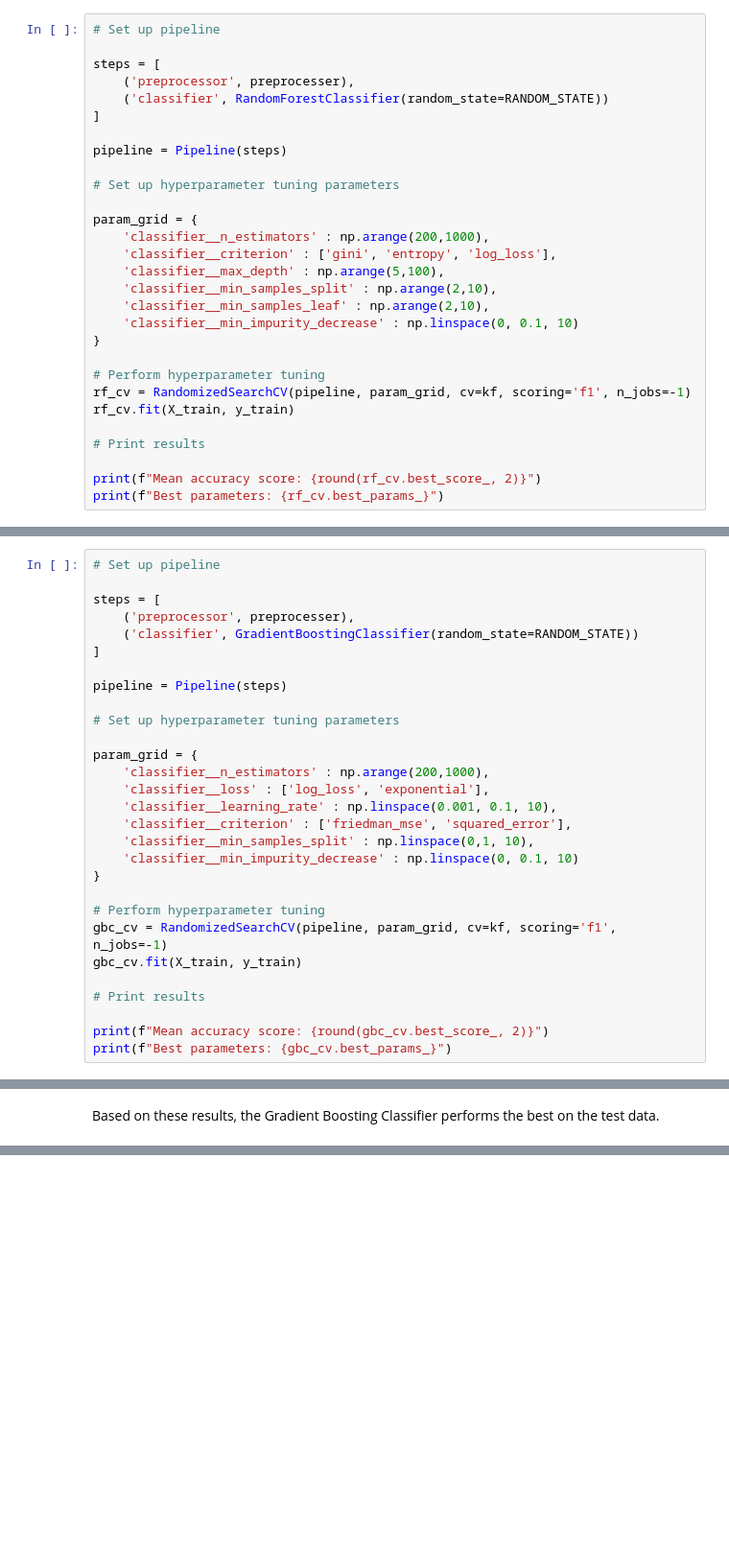
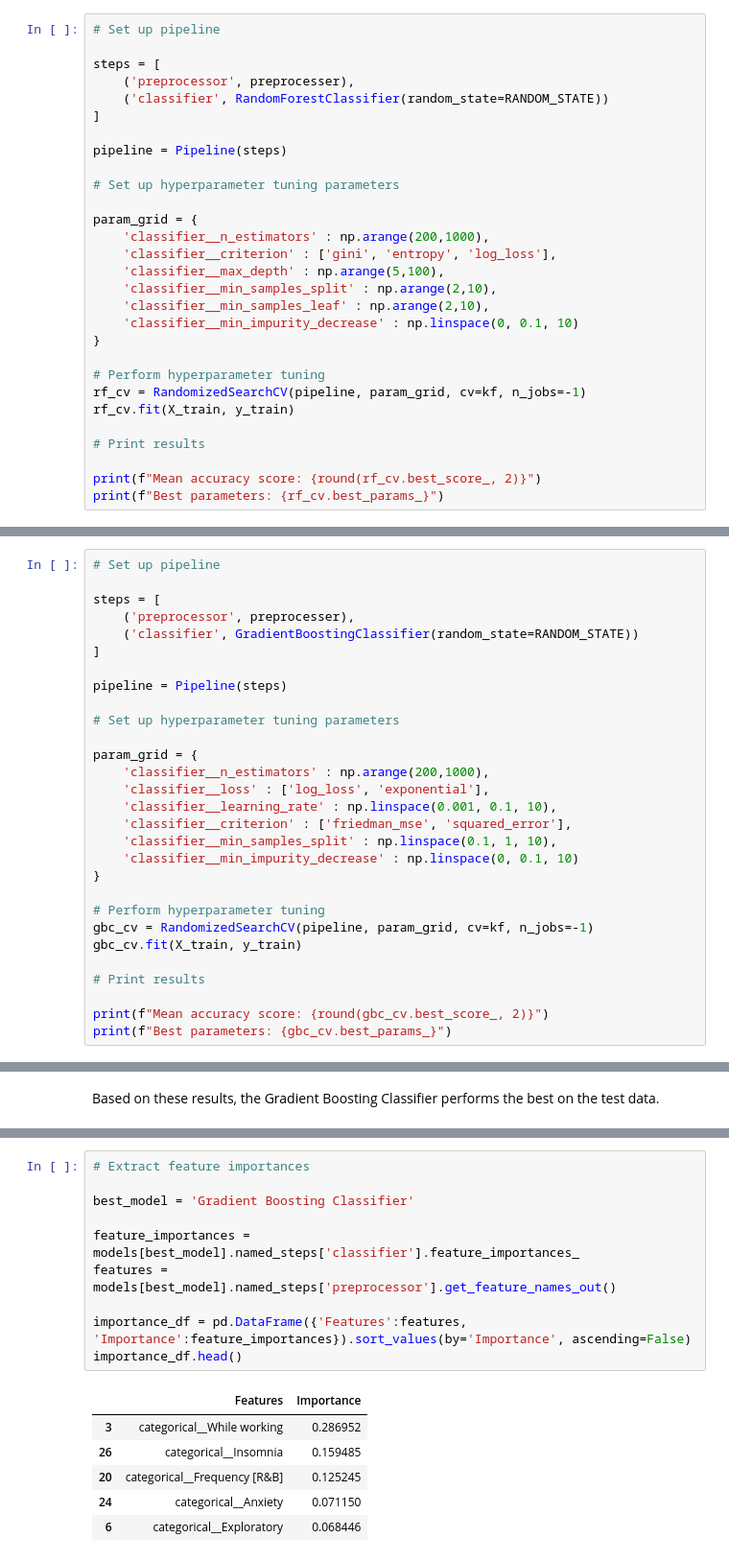
Before and after one commit to ajamkotc/music_therapy_capstone, a Jupyter notebook: notebooks/modeling.ipynb, the cells around one changed output, grey strips where cells are left out. Shown: that part at 96% size. Drawn from its saved outputs; the diff is of its cells as text; blank space fills up the shorter version.

```diff
--- a/notebooks/modeling.ipynb
+++ b/notebooks/modeling.ipynb
@@ -217,7 +227,7 @@ param_grid = {
 }
 
 # Perform hyperparameter tuning
-rf_cv = RandomizedSearchCV(pipeline, param_grid, cv=kf, scoring='f1', n_jobs=-1)
+rf_cv = RandomizedSearchCV(pipeline, param_grid, cv=kf, n_jobs=-1)
 rf_cv.fit(X_train, y_train)
 
 # Print results
@@ -246,12 +256,12 @@ param_grid = {
     'classifier__loss' : ['log_loss', 'exponential'],
     'classifier__learning_rate' : np.linspace(0.001, 0.1, 10),
     'classifier__criterion' : ['friedman_mse', 'squared_error'],
-    'classifier__min_samples_split' : np.linspace(0,1, 10),
+    'classifier__min_samples_split' : np.linspace(0.1, 1, 10),
     'classifier__min_impurity_decrease' : np.linspace(0, 0.1, 10)
 }
 
 # Perform hyperparameter tuning
-gbc_cv = RandomizedSearchCV(pipeline, param_grid, cv=kf, scoring='f1', n_jobs=-1)
+gbc_cv = RandomizedSearchCV(pipeline, param_grid, cv=kf, n_jobs=-1)
 gbc_cv.fit(X_train, y_train)
 
 # Print results
@@ -288,0 +303,17 @@ Based on these results, the Gradient Boosting Classifier performs the best on th
+# %%
+# Extract feature importances
+
+best_model = 'Gradient Boosting Classifier'
+
+feature_importances = models[best_model].named_steps['classifier'].feature_importances_
+features = models[best_model].named_steps['preprocessor'].get_feature_names_out()
+
+importance_df = pd.DataFrame({'Features':features, 'Importance':feature_importances}).sort_values(by='Importance', ascending=False)
+importance_df.head()
+# %% [output]
+|  | Features | Importance |
+| 3 | categorical__While working | 0.286952 |
+| 26 | categorical__Insomnia | 0.159485 |
+| 20 | categorical__Frequency [R&B] | 0.125245 |
+| 24 | categorical__Anxiety | 0.071150 |
+| 6 | categorical__Exploratory | 0.068446 |
```
Also changed, not shown: parts of 11 cells of this notebook.
